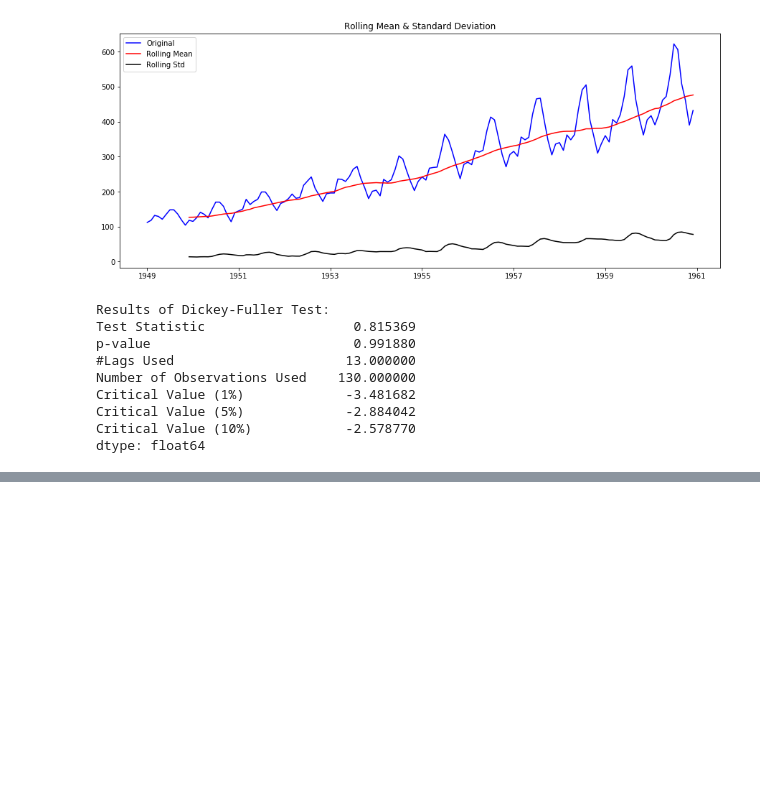
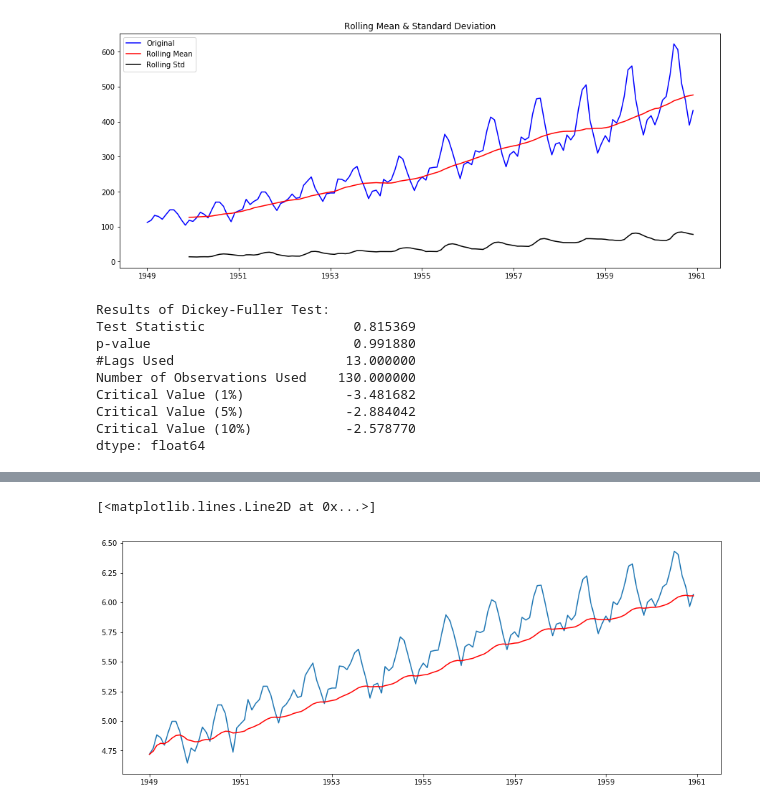
Before and after one commit to udothemath/102517_STAT, a Jupyter notebook: 102717_time_series/102617_time_airPassengers.ipynb, the cells around one changed output, grey strips where cells are left out. Saved outputs shown, nothing was run; the diff lists cells and outputs as text; code cells hidden in the pictures; blank space fills up the shorter version.

```diff
--- a/102717_time_series/102617_time_airPassengers.ipynb
+++ b/102717_time_series/102617_time_airPassengers.ipynb
@@ -136,0 +195,10 @@ dtype: float64
+# %%
+expwighted_avg = ts_log.ewm(halflife=12,min_periods=0, \
+                            adjust=True,ignore_na=False).mean()
+
+
+plt.plot(ts_log)
+plt.plot(expwighted_avg, color='red')
+# %% [output]
+[<matplotlib.lines.Line2D at 0x...>]
+[figure, added]
```
Also changed, not shown: parts of 31 cells of this notebook.
